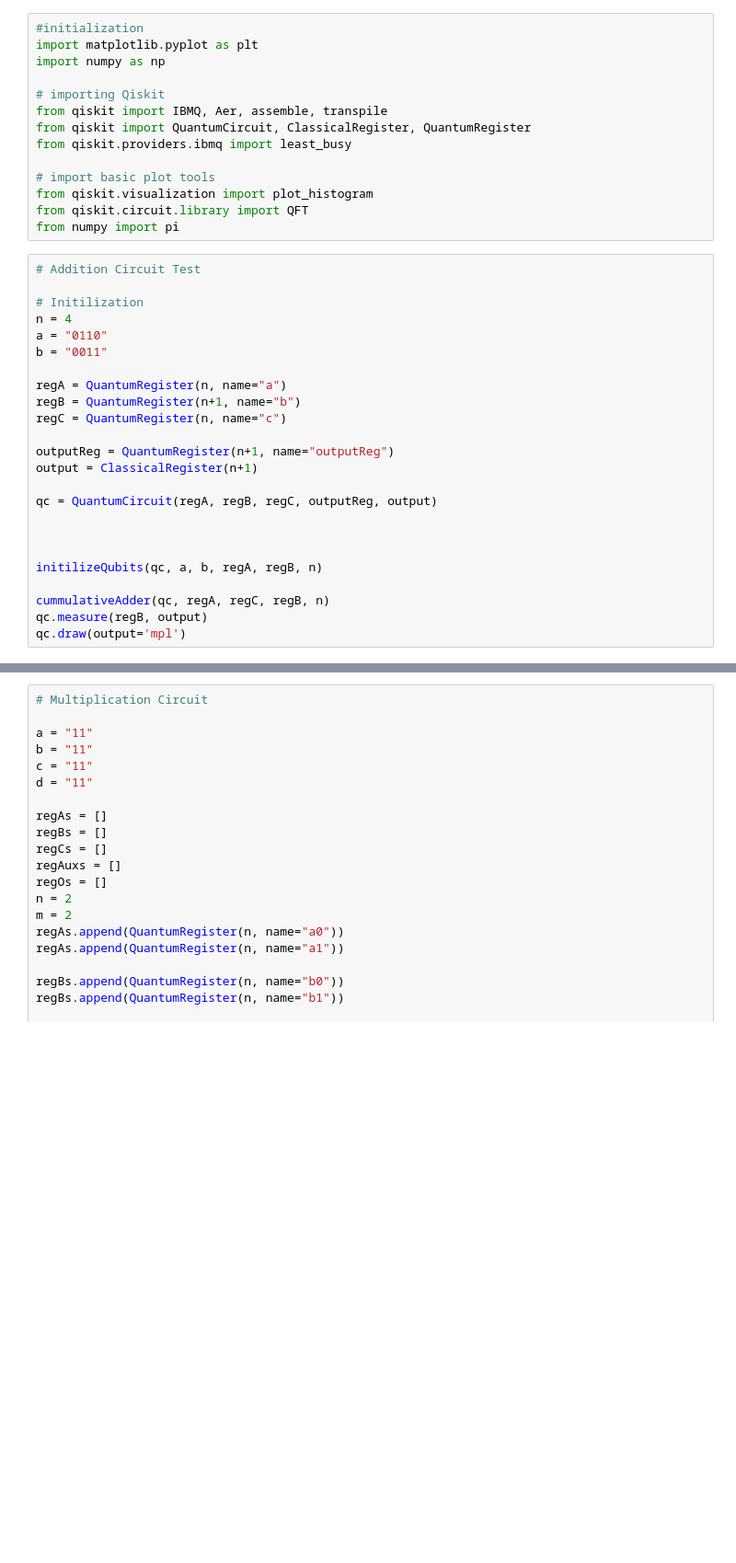
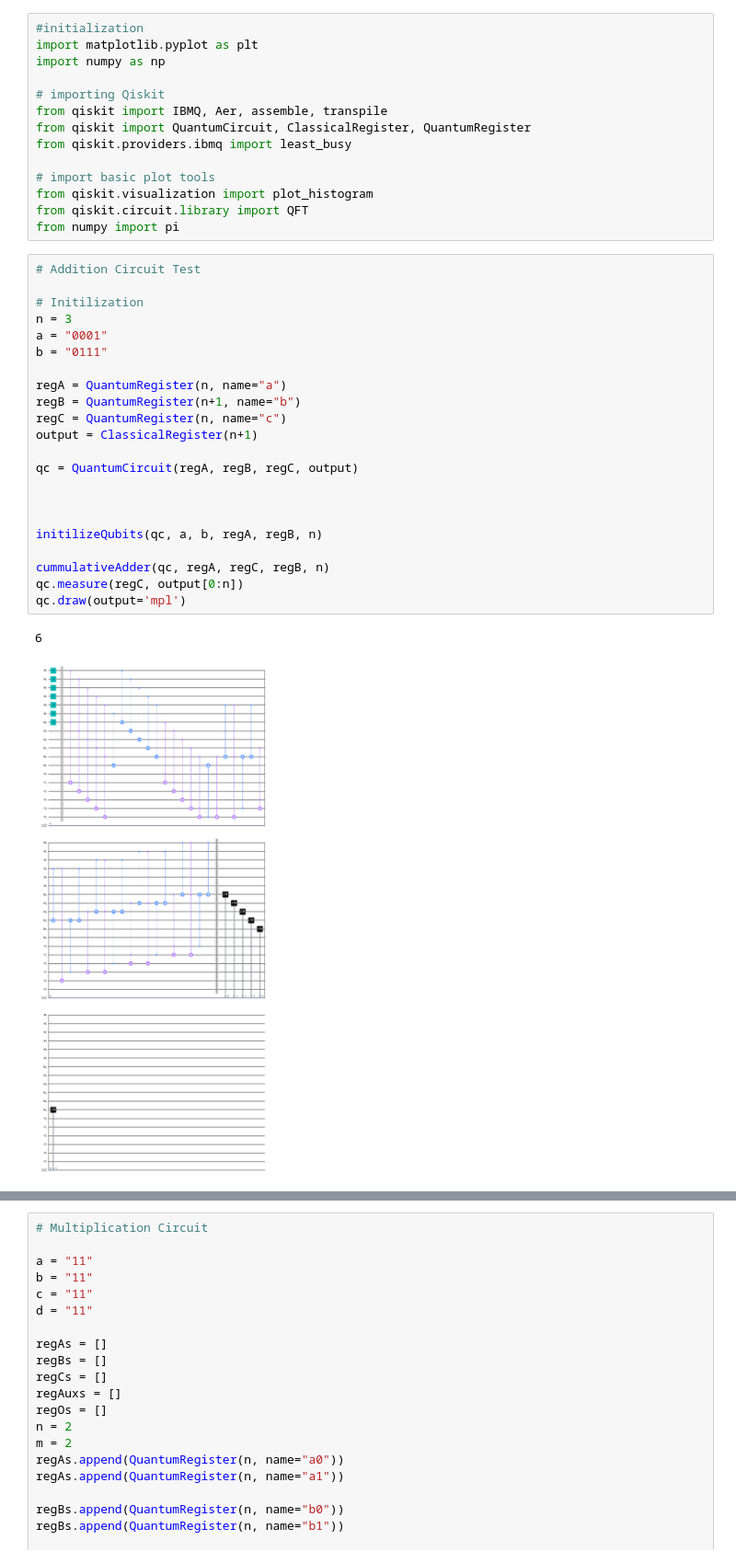
Before and after one commit to JohnBurke4/Fourth-Year-Project, a Jupyter notebook: Adder.ipynb, the cells around one changed output, grey strips where cells are left out. Shown: that part at 92% size. Cells and saved outputs as stored; diff of their text form; blank space fills up the shorter version.

```diff
--- a/Adder.ipynb
+++ b/Adder.ipynb
@@ -15,27 +15,28 @@ from numpy import pi
 # %%
 # Addition Circuit Test
 
 # Initilization
-n = 4
-a = "0110"
-b = "0011"
+n = 3
+a = "0001"
+b = "0111"
 
 regA = QuantumRegister(n, name="a")
 regB = QuantumRegister(n+1, name="b")
 regC = QuantumRegister(n, name="c")
-
-outputReg = QuantumRegister(n+1, name="outputReg")
 output = ClassicalRegister(n+1)
 
-qc = QuantumCircuit(regA, regB, regC, outputReg, output)
+qc = QuantumCircuit(regA, regB, regC, output)
 
 
 
 initilizeQubits(qc, a, b, regA, regB, n)
 
 cummulativeAdder(qc, regA, regC, regB, n)
-qc.measure(regB, output)
+qc.measure(regC, output[0:n])
 qc.draw(output='mpl')
+# %% [output]
+6
+[figure, added]
 # %%
 # Measure
 aer_sim = Aer.get_backend('aer_simulator')
```
Also changed, not shown: parts of 3 cells of this notebook, 4 other files.
